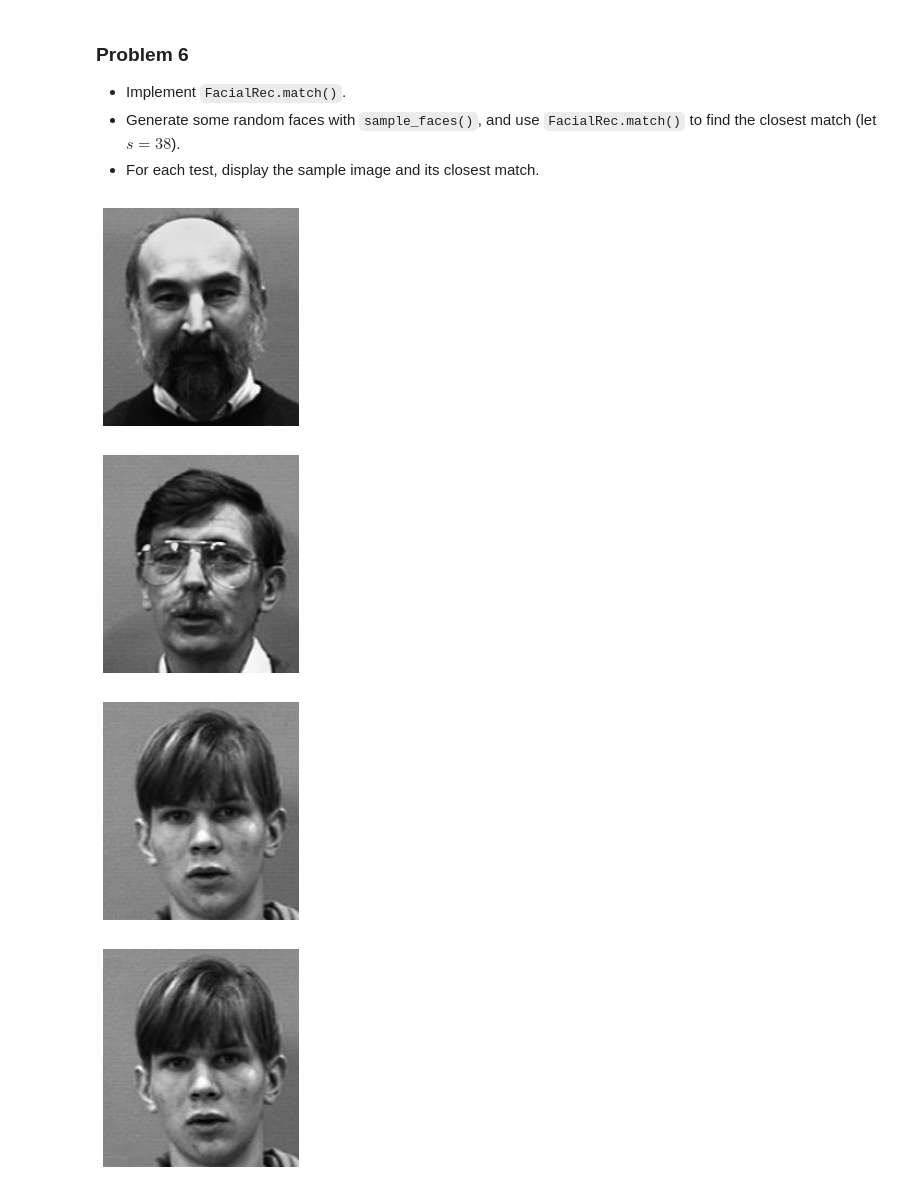
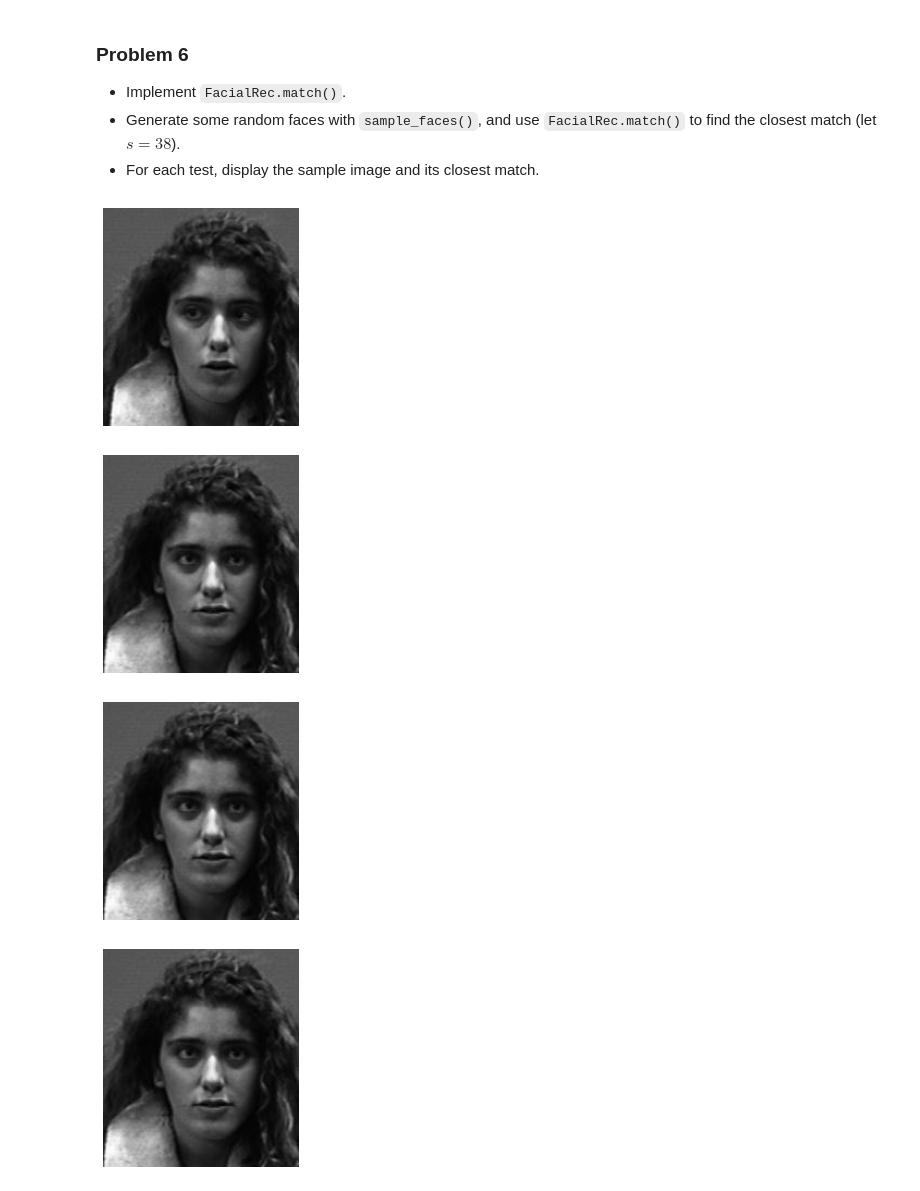
Before and after one commit to mistBourne1300/ACME-Volume-1, a Jupyter notebook: FacialRecognition/facial_recognition.ipynb, the cells around one changed output. Drawn from its saved outputs; the diff is of its cells as text; code cells hidden in the pictures.

```diff
--- a/FacialRecognition/facial_recognition.ipynb
+++ b/FacialRecognition/facial_recognition.ipynb
@@ -230,9 +240,9 @@ show(get_faces()[:,index])
 - For each test, display the sample image and its closest match.
 # %%
 for image in sample_faces(5):
-	faces.match(image)
+	faces.match(image,150)
 # %% [output]
-[figure, old version]
+[figure, new version]
-[figure, old version]
+[figure, new version]
-[figure, old version]
+[figure, new version]
-[figure, old version]
+[figure, new version]
```
Also changed, not shown: parts of 5 cells of this notebook.
